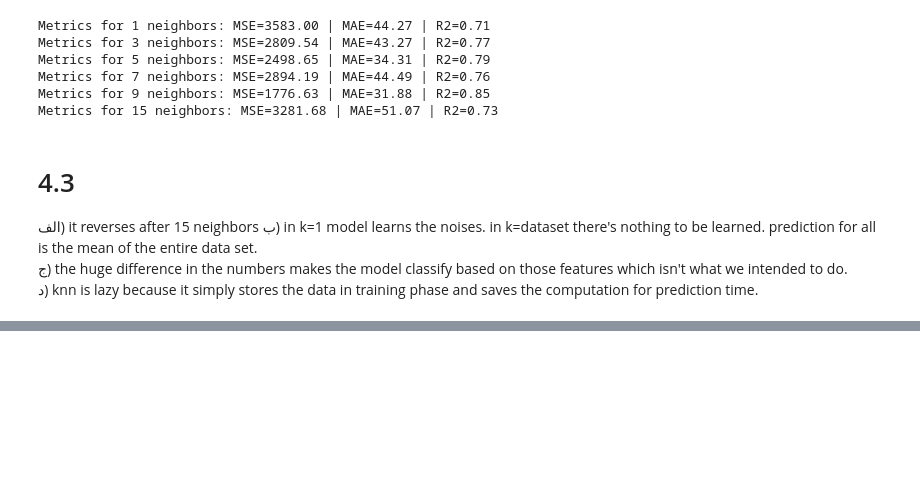
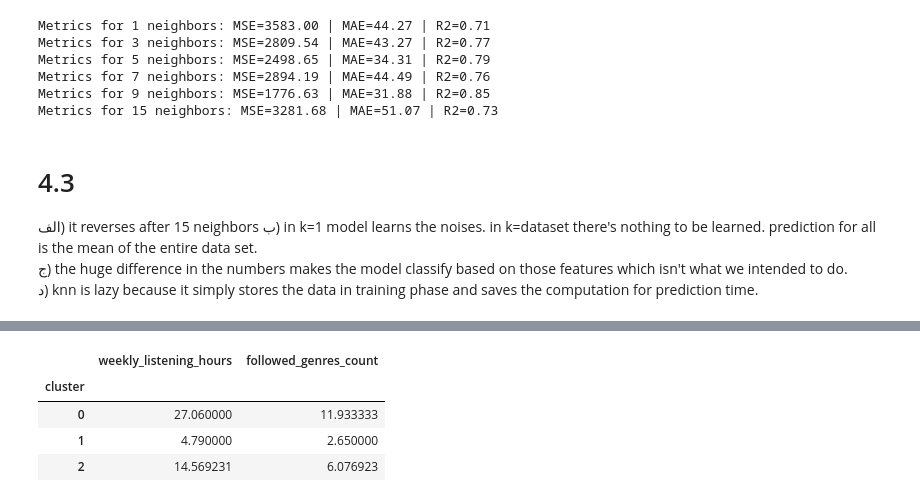
Before and after one commit to tinkerx01/HW7, a Jupyter notebook: app.ipynb, the cells around one changed output, grey strips where cells are left out. Cells and saved outputs as stored; diff of their text form; code cells hidden in the pictures; blank space fills up the shorter version.

```diff
--- a/app.ipynb
+++ b/app.ipynb
@@ -456,0 +602,8 @@ Metrics for 15 neighbors: MSE=3281.68 | MAE=51.07 | R2=0.73
+# %%
+listener_data.groupby("cluster")[["weekly_listening_hours", "followed_genres_count"]].mean()
+# %% [output]
+|  | weekly_listening_hours | followed_genres_count |
+| cluster |  |  |
+| 0 | 27.060000 | 11.933333 |
+| 1 | 4.790000 | 2.650000 |
+| 2 | 14.569231 | 6.076923 |
```
Also changed, not shown: parts of 16 cells of this notebook.
